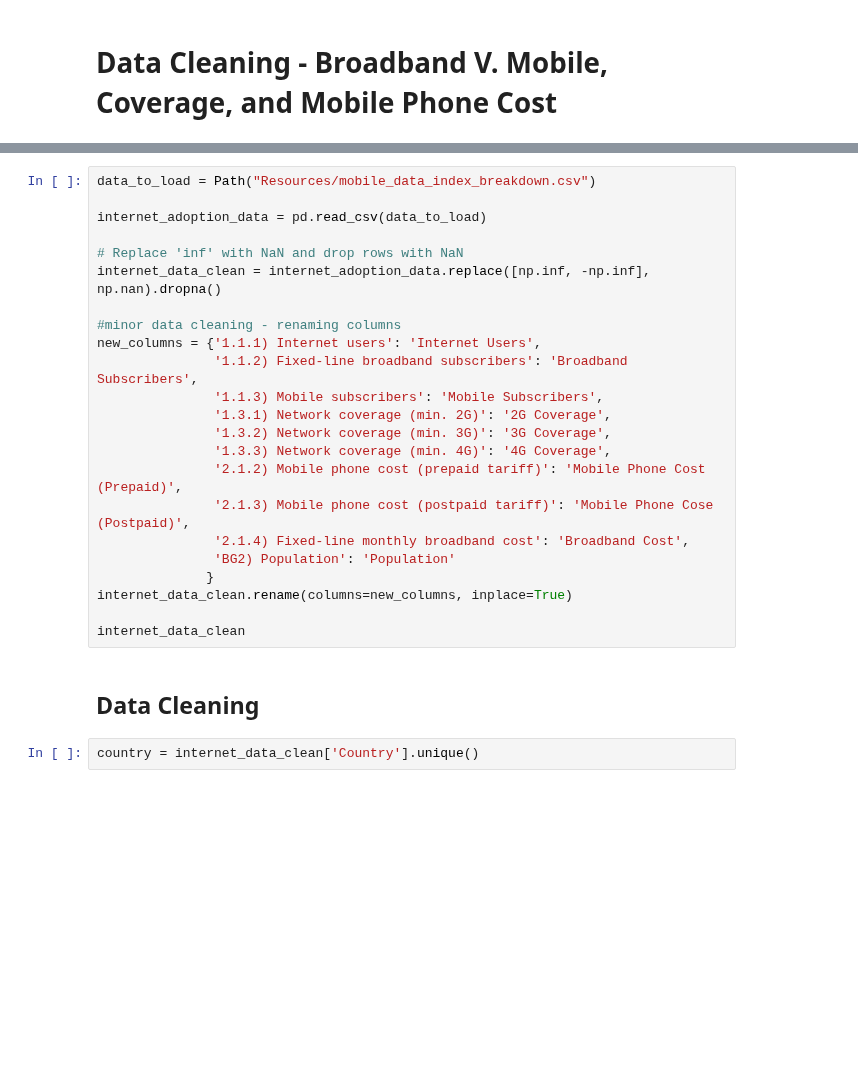
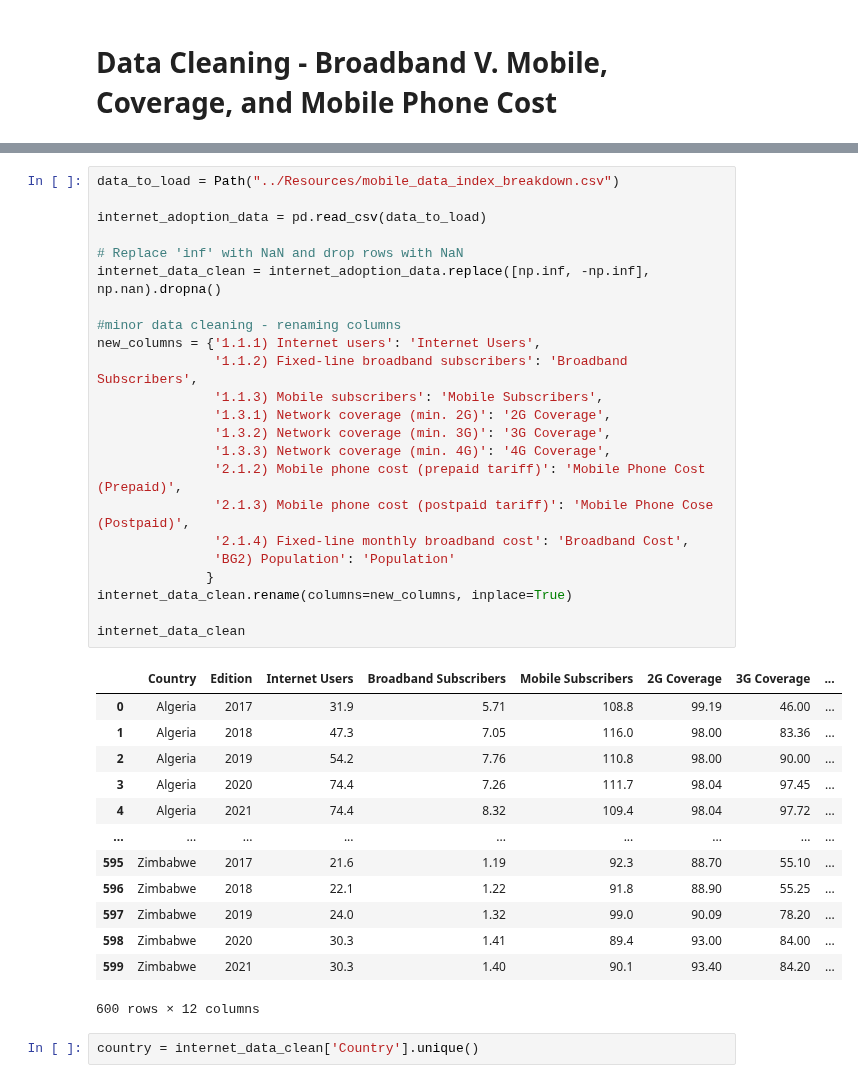
Before and after one commit to tiascott01/07_GroupProject1, a Jupyter notebook: Broadband v Mobile/Data Cleaning Aggregate Visuals - Final.ipynb, the cells around one changed output, grey strips where cells are left out. Drawn from its saved outputs; the diff is of its cells as text; blank space fills up the shorter version.

```diff
--- a/Broadband v Mobile/Data Cleaning Aggregate Visuals - Final.ipynb
+++ b/Broadband v Mobile/Data Cleaning Aggregate Visuals - Final.ipynb
@@ -20,28 +80,40 @@ from selenium import webdriver
 # %%
-data_to_load = Path("Resources/mobile_data_index_breakdown.csv")
+data_to_load = Path("../Resources/mobile_data_index_breakdown.csv")
 
 internet_adoption_data = pd.read_csv(data_to_load)
 
 # Replace 'inf' with NaN and drop rows with NaN
 internet_data_clean = internet_adoption_data.replace([np.inf, -np.inf], np.nan).dropna()
 
 #minor data cleaning - renaming columns
 new_columns = {'1.1.1) Internet users': 'Internet Users',
                '1.1.2) Fixed-line broadband subscribers': 'Broadband Subscribers',
                '1.1.3) Mobile subscribers': 'Mobile Subscribers',
                '1.3.1) Network coverage (min. 2G)': '2G Coverage',
                '1.3.2) Network coverage (min. 3G)': '3G Coverage',
                '1.3.3) Network coverage (min. 4G)': '4G Coverage',
                '2.1.2) Mobile phone cost (prepaid tariff)': 'Mobile Phone Cost (Prepaid)',
                '2.1.3) Mobile phone cost (postpaid tariff)': 'Mobile Phone Cose (Postpaid)',
                '2.1.4) Fixed-line monthly broadband cost': 'Broadband Cost',
                'BG2) Population': 'Population'
               }
 internet_data_clean.rename(columns=new_columns, inplace=True)
 
 internet_data_clean
+# %% [output]
+|  | Country | Edition | Internet Users | Broadband Subscribers | Mobile Subscribers | 2G Coverage | 3G Coverage | ... |
+| 0 | Algeria | 2017 | 31.9 | 5.71 | 108.8 | 99.19 | 46.00 | ... |
+| 1 | Algeria | 2018 | 47.3 | 7.05 | 116.0 | 98.00 | 83.36 | ... |
+| 2 | Algeria | 2019 | 54.2 | 7.76 | 110.8 | 98.00 | 90.00 | ... |
+| 3 | Algeria | 2020 | 74.4 | 7.26 | 111.7 | 98.04 | 97.45 | ... |
+| 4 | Algeria | 2021 | 74.4 | 8.32 | 109.4 | 98.04 | 97.72 | ... |
+| ... | ... | ... | ... | ... | ... | ... | ... | ... |
+| 595 | Zimbabwe | 2017 | 21.6 | 1.19 | 92.3 | 88.70 | 55.10 | ... |
+| 596 | Zimbabwe | 2018 | 22.1 | 1.22 | 91.8 | 88.90 | 55.25 | ... |
+| 597 | Zimbabwe | 2019 | 24.0 | 1.32 | 99.0 | 90.09 | 78.20 | ... |
+| 598 | Zimbabwe | 2020 | 30.3 | 1.41 | 89.4 | 93.00 | 84.00 | ... |
+| 599 | Zimbabwe | 2021 | 30.3 | 1.40 | 90.1 | 93.40 | 84.20 | ... |
+600 rows × 12 columns
-# %% [markdown]
-## Data Cleaning
 # %%
 country = internet_data_clean['Country'].unique()
 # %%
```
Also changed, not shown: parts of 19 cells of this notebook.
